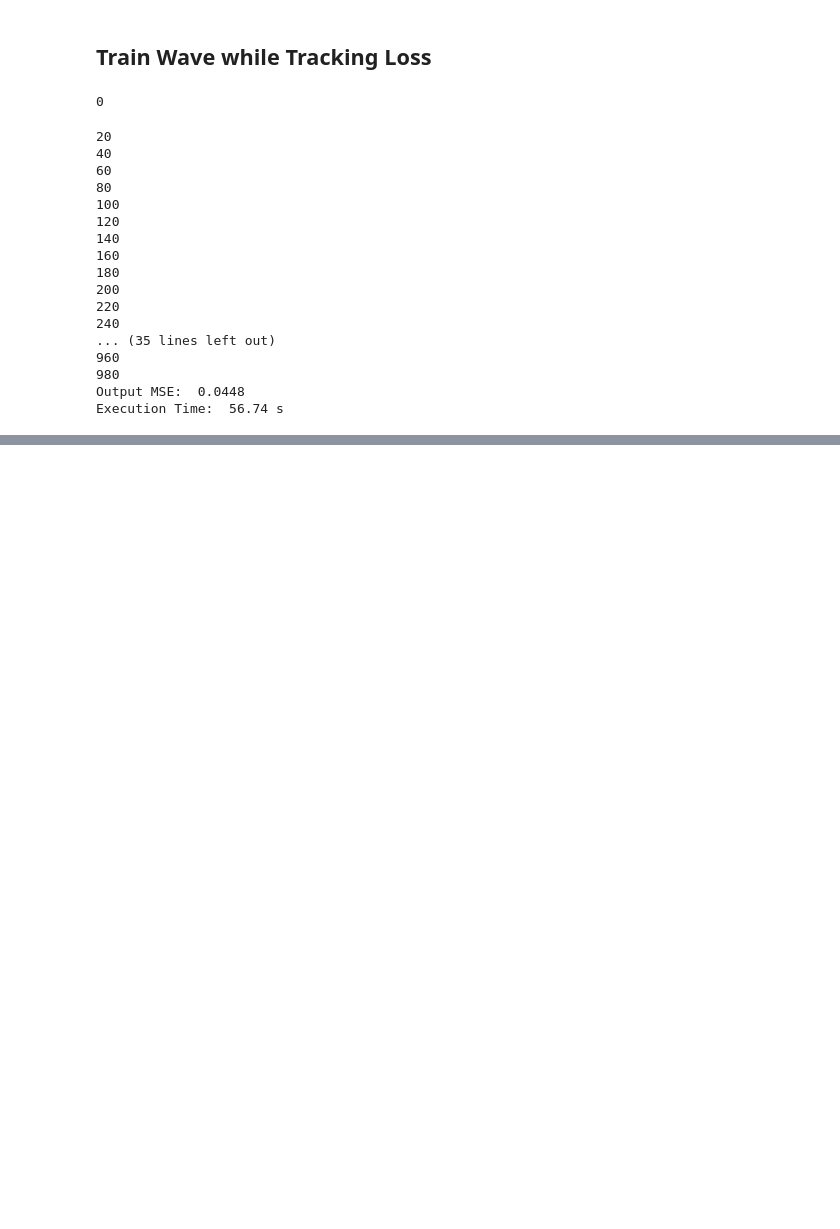
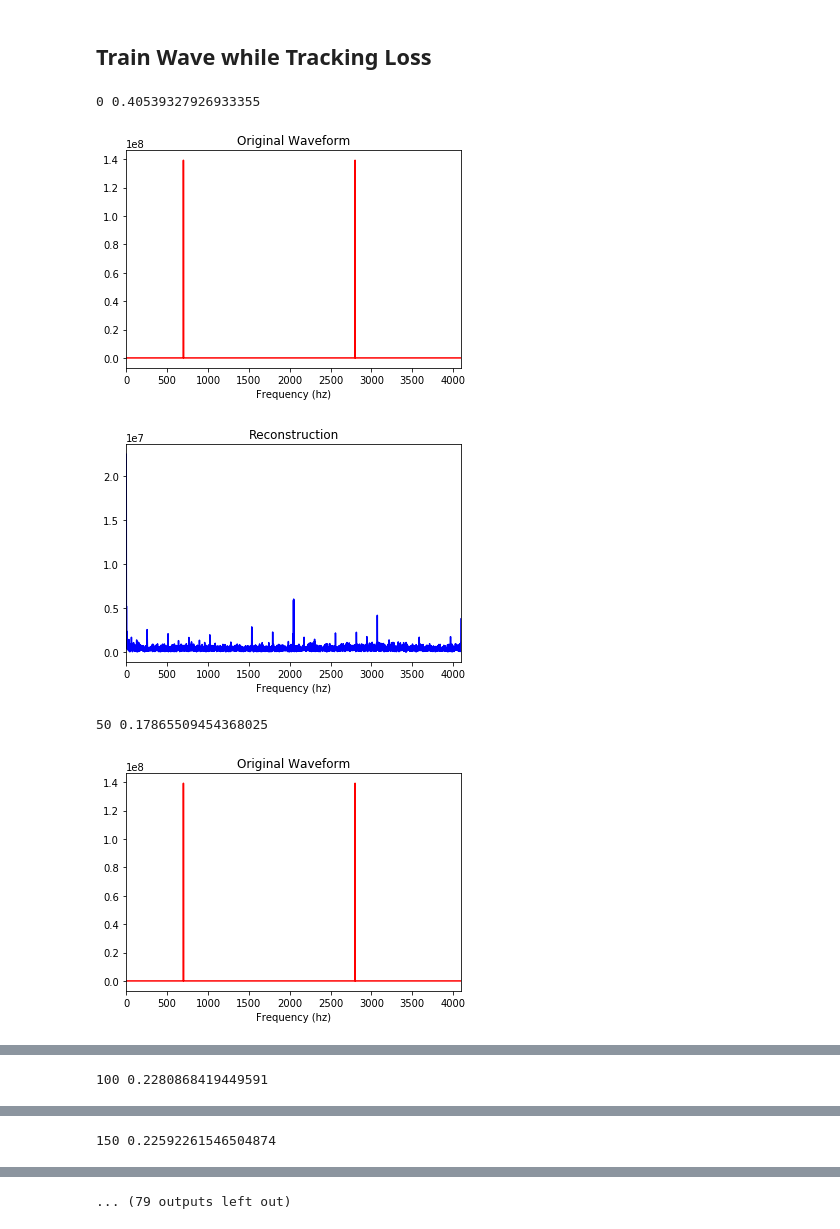
Before and after one commit to Sriram-Ravula/Sine_DIP, a Jupyter notebook: audio-testing.ipynb, the cells around one changed output, grey strips where cells are left out. Saved outputs shown, nothing was run; the diff lists cells and outputs as text; code cells hidden in the pictures; blank space fills up the shorter version.

```diff
--- a/audio-testing.ipynb
+++ b/audio-testing.ipynb
@@ -32,7 +32,7 @@ env: CUDA_VISIBLE_DEVICES=0
 
 LR = 5e-4 # learning rate
 MOM = 0.9 # momentum
-NUM_ITER = 1000 # number iterations
+NUM_ITER = 1500 # number iterations
 WD = 1e-4 # weight decay for l2-regularization
 
 Z_NUM = 32 # input seed
@@ -309,50 +307,54 @@ for i in range(NUM_ITER):
     optim.zero_grad() # clears graidents of all optimized variables
     out = net(z) # produces wave (in form of data tensor) i.e. G(z,w)
 
     loss = mse(net.measurements(z),measurements) # calculate loss between AG(z,w) and Ay
 
     # DCGAN output is in [-1,1]. Renormalise to [0,1] before plotting
     wave = out[0].detach().reshape(-1,nc).cpu()
     wave = renormalise(wave, MU, SIGMA)
 
     mse_log[i] = np.mean((normalise(y0, MU, SIGMA).reshape((1, -1)) - normalise(wave, MU, SIGMA).reshape((1, -1)))**2)
 
     if (mse_log[i] <= cur_best_mse):
         cur_best_idx = i
         cur_best_mse = mse_log[i]
         best_wave = wave
 
-    if (i%20 == 0):
-        print(i)
+    if (i%50 == 0):
+        print(i, mse_log[i])
+
+        spectrum =np.fft.fft(y0[:,0])
+        spectrum = abs(spectrum[0:round(len(spectrum)/2)]) # Just first half of the spectrum, as the second is the negative copy
+
+        plt.figure()
+        plt.plot(spectrum, 'r')
+        plt.xlabel('Frequency (hz)')
+        plt.title('Original Waveform')
+        plt.xlim(0,WAVE_RATE/2)
+        plt.show()
+
+        plt.figure()
+        plt.plot(abs(np.fft.fft(best_wave[:,0])[0:round(len(spectrum)/2)]), 'b')
+        plt.xlabel('Frequency (hz)')
+        plt.title('Reconstruction')
+        plt.xlim(0, WAVE_RATE/2)
+        plt.show()
 
     if (i == NUM_ITER-1):
         wavio.write("last.wav", wave, WAVE_RATE, sampwidth=WAVE_RES)
 
     loss.backward()
     optim.step()
 
 #calculate MSE between output wave and non-noisy original; and between noisy and original
 True_MSE = mse_log[NUM_ITER-1]
 print("Output MSE: ", round(True_MSE, 5))
 
 end = time.time()
 print("Execution Time: ", round(end-start, 2), "s")
 # %% [output]
-0
+0 0.40539327926933355
+[figure, added]
+[figure, added]
-20
-40
-60
-80
-100
-120
-140
-160
-180
-200
-220
-240
-... (35 lines left out)
-960
-980
-Output MSE:  0.0448
-Execution Time:  56.74 s
+50 0.17865509454368025
+[figure, added]
@@ -358,0 +362 @@ Execution Time:  56.74 s
+100 0.2280868419449591
@@ -358,0 +365 @@ Execution Time:  56.74 s
+150 0.22592261546504874
@@ -359,3 +368,4 @@ Execution Time:  56.74 s
+... (79 outputs left out)
 # %%
 from matplotlib.axes import Axes
 
```
Also changed, not shown: parts of 11 cells of this notebook, 4 other files.
